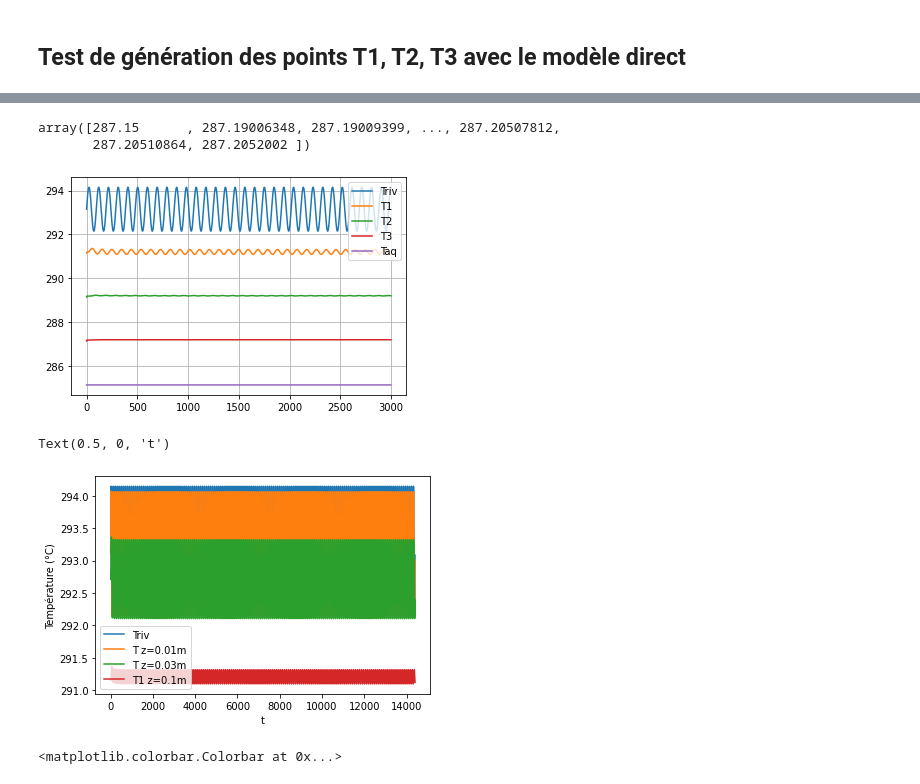
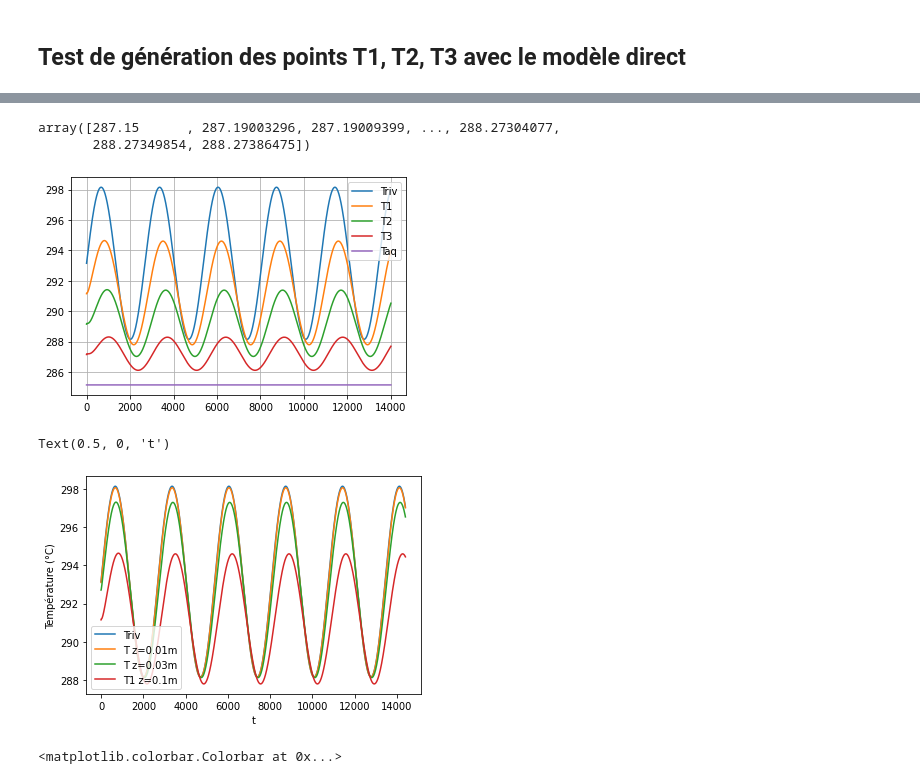
Before and after one commit to ameliemelorene/pyheatmy2022, a Jupyter notebook: demo_gen_test.ipynb, the cells around one changed output, grey strips where cells are left out. Drawn from its saved outputs; the diff is of its cells as text; code cells hidden in the pictures.

```diff
--- a/demo_gen_test.ipynb
+++ b/demo_gen_test.ipynb
@@ -15,9 +16,9 @@ t_debut = (2010, 1, 1)
 t_fin = (2010, 5, 30, 23, 59, 59)
 dt = 15*60 # pas de temps en (s)
 
-T_riv_amp = 1
+T_riv_amp = 5
 T_riv_offset = 20 +K_offset
-P_T_riv = 24*4*dt
+P_T_riv = 28*24*4*dt
 
 T_aq_amp = 0
 T_aq_offset = 12 + K_offset
@@ -128,24 +129,24 @@ array([[291.15      , 289.15      , 287.15      , 285.15      ],
 # %%
 emu_observ_test_user1._T_Shaft[:,2]
 # %% [output]
-array([287.15      , 287.19006348, 287.19009399, ..., 287.20507812,
-       287.20510864, 287.2052002 ])
+array([287.15      , 287.19003296, 287.19009399, ..., 288.27304077,
+       288.27349854, 288.27386475])
 # %%
 # les sorties des différents capteurs après passage dans le modèle direct
-nt = 3000
+nt = 14000
 nini = 0
-nfin =3000
+nfin = nt
 plt.plot(emu_observ_test_user1._T_riv[nini:nfin], label="Triv")
 n_sens = len(emu_observ_test_user1._T_Shaft[0])
 for i in range(n_sens-1):
     plt.plot(emu_observ_test_user1._T_Shaft[nini:nfin,i], label="T{}".format(i+1))
 plt.plot(emu_observ_test_user1._T_Shaft[nini:nfin,n_sens-1], label="Taq")
 plt.legend()
 plt.grid()
 
 # la valeur moyenne diminue (ce qui ne devrait pas arriver)
 # %% [output]
-[figure, old version]
+[figure, new version]
 # %%
 plt.plot(emu_observ_test_user1._T_riv, label="Triv")
 plt.plot(col._temps[0,:], label="T z=0.01m")
@@ -154,11 +155,9 @@ plt.plot(emu_observ_test_user1._T_Shaft[:,0], label="T1 z=0.1m")
 plt.legend()
 plt.ylabel("Température (°C)")
 plt.xlabel("t")
-
-# commentaire : quelle est cette période supplémentaire ? effet non linéaire numérique ?
 # %% [output]
 Text(0.5, 0, 't')
-[figure, old version]
+[figure, new version]
 # %%
 im = plt.imshow(col._H_res, aspect="auto")
 plt.colorbar(im)
```
Also changed, not shown: parts of 33 cells of this notebook, 2 other files.
